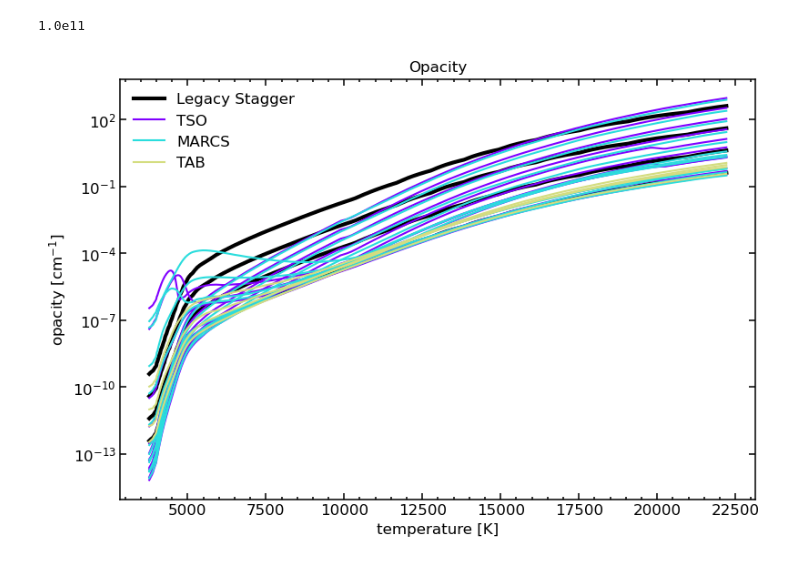
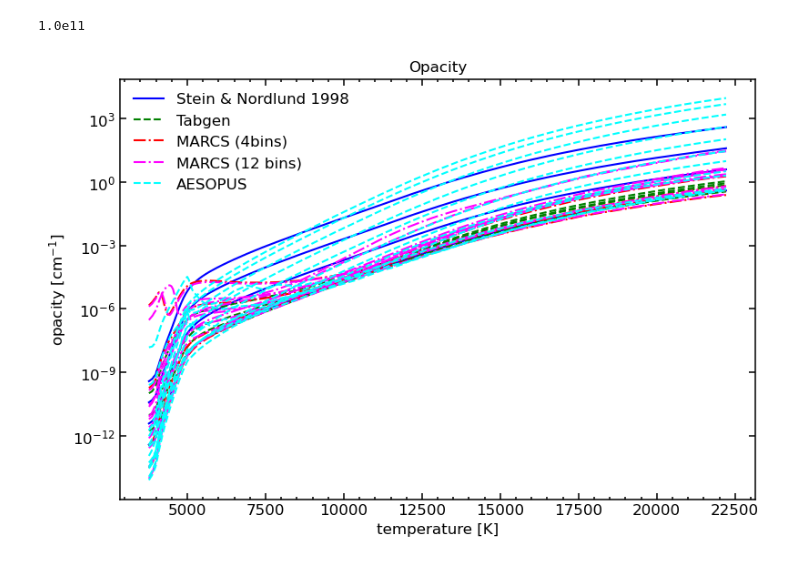
Before and after one commit to pe1995/MUST.jl, a Jupyter notebook: examples/EoS/test_squaregas.ipynb, the cells around one changed output. Saved outputs shown, nothing was run; the diff lists cells and outputs as text; code cells hidden in the pictures.

```diff
--- a/examples/EoS/test_squaregas.ipynb
+++ b/examples/EoS/test_squaregas.ipynb
@@ -17,11 +17,13 @@ Import them directly in the way they are read in dispatch.
 # %%
 ## Different Squaregas EoS to test
 eos = [#MUST.SquareGasEOS(MUST.@in_dispatch("input_data/TSO_LEG_Binned_v1.1")),
-       MUST.SquareGasEOS(MUST.@in_dispatch("input_data/TSO_sun_Magg_v10.2")),
+       #MUST.SquareGasEOS(MUST.@in_dispatch("input_data/TSO_sun_Magg_v10.2")),
        #MUST.SquareGasEOS(MUST.@in_dispatch("input_data/DIS_AESOPUS_v1.3.2")),
-       #MUST.SquareGasEOS(MUST.@in_dispatch("input_data/DISSTAG_v0.1")),
-       MUST.SquareGasEOS(MUST.@in_dispatch("input_data/DIS_MARCS_v0.3.1")),
-       MUST.SquareGasEOS(MUST.@in_dispatch("input_data/solar_lte"))]
+       MUST.SquareGasEOS(MUST.@in_dispatch("input_data/DISSTAG_v0.1")),
+       MUST.SquareGasEOS(MUST.@in_dispatch("input_data/solar_lte")),
+       MUST.SquareGasEOS(MUST.@in_dispatch("input_data/DIS_MARCS_E_v0.4.4")),
+       MUST.SquareGasEOS(MUST.@in_dispatch("input_data/DIS_MARCS_E_v0.4.3")),
+       MUST.SquareGasEOS(MUST.@in_dispatch("input_data/DIS_AESOPUS_v1.3.2"))]
 
 ## 4 Bins legacy EoS directly from DISPATCH
 leEos = MUST.@legacyPythonEOS ;
@@ -32,10 +34,11 @@ eos_direct = TSO.reload(TSO.SqEoS, joinpath(path, "eos.hdf5"))
 opa_direct = TSO.reload(TSO.SqOpacity, joinpath(path, "binned_opacities.hdf5"));
 # %%
 ## Plotting setup
-color  = colors_map("rainbow", length(eos)+1)
+color  = ["b", "g", "r", "magenta", "cyan"]
 labels = ["Legacy Stagger 12 bins", "AESOPUS + TS", "TSO", "MARCS", "TAB"]
-labels = ["TSO", "MARCS", "TAB"]
-ls     = ["-", "-", "-", "-", "-"];
+labels = ["MARCS (4 bins)", "TAB"]
+labels = ["Stein & Nordlund 1998", "Tabgen", "MARCS (4bins)", "MARCS (12 bins)", "AESOPUS"]
+ls     = ["-", "--", "-.", "-.", "--"];
 # %% [markdown]
 They contain the EoS as well as the opacities on the same rho-E grid.
 # %%
@@ -184,40 +170,42 @@ ax.set_title("Opacity")
 
 ## overplot all opacities
 ## Stagger
-ax.plot(T_profile, k_stagger[:, 1], marker="", color="k",label="Legacy Stagger", lw=3)
-ax.plot(T_profile, k_stagger[:, 2], marker="", color="k", lw=3)
-ax.plot(T_profile, k_stagger[:, 3], marker="", color="k", lw=3)
-ax.plot(T_profile, k_stagger[:, 4], marker="", color="k", lw=3)
+#ax.plot(T_profile, k_stagger[:, 1], marker="", color="k",label="Legacy Stagger", lw=3)
+#ax.plot(T_profile, k_stagger[:, 2], marker="", color="k", lw=3)
+#ax.plot(T_profile, k_stagger[:, 3], marker="", color="k", lw=3)
+#ax.plot(T_profile, k_stagger[:, 4], marker="", color="k", lw=3)
 
 ## Squaregas
 for i in eachindex(eos)
     for j in axes(k_sq[i], 2)
         if j==1
             ax.plot(T_profile, k_sq[i][:, j], color=color[i], ls=ls[i], label=labels[i])
         else
             ax.plot(T_profile, k_sq[i][:, j], color=color[i], ls=ls[i])
         end
     end
 end
 
 ## Plot it directly from the TS format
 #=for j in axes(k_ts, 2)
     if j==1
         ax.plot(T_profile, k_ts[:, j], color=color[end], label="Legacz in TS format")
     else
         ax.plot(T_profile, k_ts[:, j], color=color[end])
     end
 end=#
 
 ## setup
 ax.set_yscale("log")
 ax.set_xlabel("temperature [K]", fontsize="large")
 ax.set_ylabel(L"\rm opacity\ [cm^{-1}]", fontsize="large")
 ax.legend(fontsize="large", framealpha=0)
 
+f.savefig("opacity_eos.pdf", bbox_inches="tight")
+
 gcf()
 # %% [output]
-[figure, old version]
+[figure, new version]
 # %%
 s_stagger = zeros(length(d_profile), 4)
 s_stagger[:, 1] = MUST.lookup(leEos, :S1, d_profile ./units.d, e_profile_stagger ./units.ee) .*units.m ./ units.t^3
```
Also changed, not shown: parts of 4 cells of this notebook, 43 other files.
